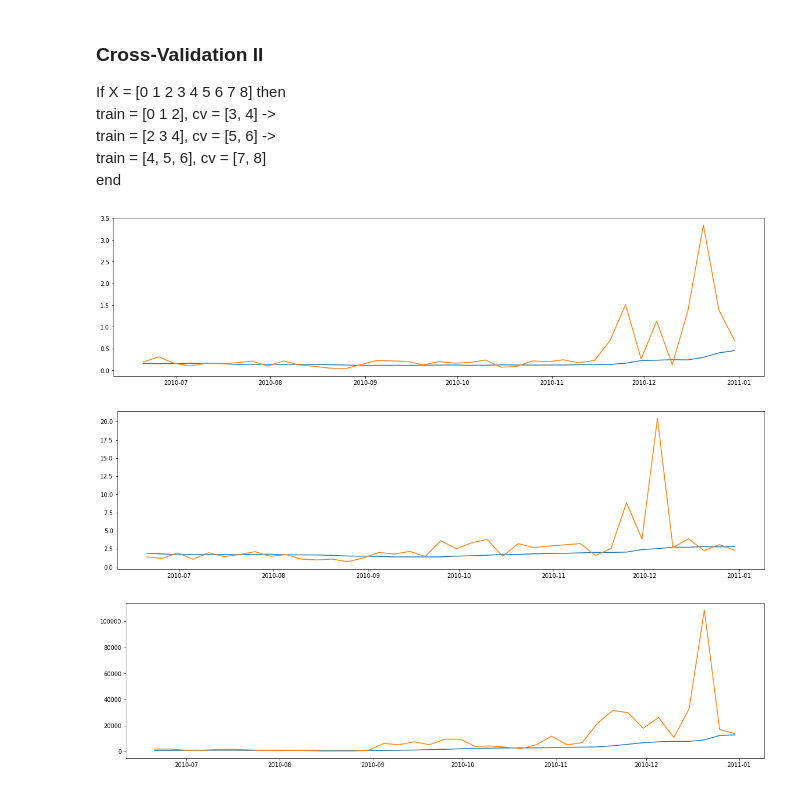
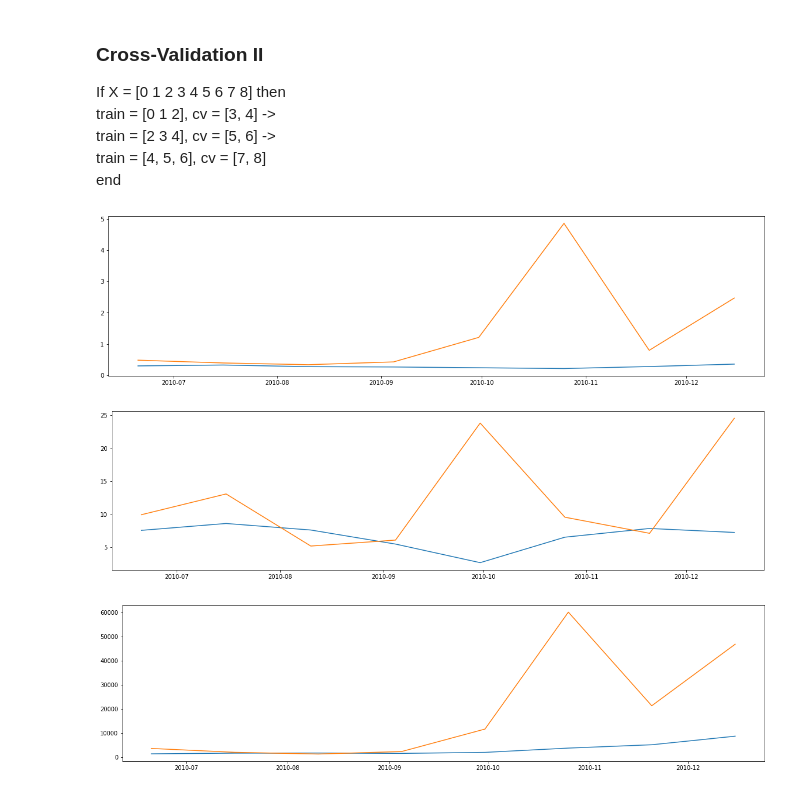
Before and after one commit to alexeybelkov/epam-data-science-summer, a Jupyter notebook: practice I - air_pollutions/feature_engineering + lin_reg.ipynb, the cells around one changed output. Cells and saved outputs as stored; diff of their text form; code cells hidden in the pictures.

```diff
--- a/practice I - air_pollutions/feature_engineering + lin_reg.ipynb
+++ b/practice I - air_pollutions/feature_engineering + lin_reg.ipynb
@@ -270,7 +270,7 @@ def cv_I_ridge(date_time, df, features, targets, w_size, treshold, alpha, normal
     return train_loss, cv_loss
 # %%
 plt.rcParams["figure.figsize"] = 20,5
-ridge_train, ridge_cv = cv_I_ridge(date_time ,df, features, targets, w_size = 2440, treshold = 0.7, alpha = 0.1, normalize = True)
+ridge_train, ridge_cv = cv_I_ridge(date_time ,df, features, targets, w_size = 2440, treshold = 0.7, alpha = 0, normalize = True)
 for i in range(len(targets)):
     plt.plot(date_time[2439:], ridge_train[i])
     plt.plot(date_time[2439:], ridge_cv[i])
@@ -285,15 +285,15 @@ def make_ridge_subm(train, test, features, targets, alpha = 0.1, min_period = 0,
     costs = []
     for i in range(len(targets)):
         X_train = get_columns(train,features, min_period)
-        Y_train = get_columns(train,targets[i], min_period)
+        Y_train = np.log(get_columns(train,targets[i], min_period))
         model = None
         if alpha != 0:
             model = Ridge(normalize = normalize, alpha = alpha, copy_X = True).fit(X_train, Y_train)
         else:
             model = LinReg(normalize = normalize, copy_X = True).fit(X_train, Y_train)
         #ridge = Ridge(alpha = alpha, copy_X = True).fit(get_columns(train,features, min_period), get_columns(train,targets[i], min_period))
-        Y_hat.append(model.predict(get_columns(test,features)))
-        costs.append(MSE(model.predict(X_train), Y_train))
-    return Y_hat, costs
+        Y_hat.append(np.exp(model.predict(get_columns(test,features))))
+        costs.append(MSE(np.exp(model.predict(X_train)), np.exp(Y_train)))
+    return Y_hat, costs, model
 # %%
-Y_hat, costs = make_ridge_subm(df, test_df, features, targets, alpha = 0, min_period = 6000, normalize = True)
+Y_hat, costs, model = make_ridge_subm(df, test_df, features, targets, alpha = 0, min_period = 0, normalize = False)
@@ -334,30 +339,30 @@ def cv_II_ridge(date_time, df, features, targets, w_size, treshold, alpha = 0.1,
         while w_end <= len(df):
             time_labels[i].append(date_time[w_end])
             #print(w_begin, w_cv, w_end)
-            X_train, Y_train = get_columns(df, features, w_begin, w_cv), get_columns(df, targets[i], w_begin, w_cv)
+            X_train, Y_train = get_columns(df, features, w_begin, w_cv), np.log(get_columns(df, targets[i], w_begin, w_cv))
             model = None
             if alpha != 0:
                 model = Ridge(alpha = alpha, copy_X = True).fit(X_train, Y_train)
             else:
                 model = LinReg(copy_X = True).fit(X_train, Y_train)
-            X_test, Y_test = get_columns(df, features, w_cv, w_end), get_columns(df, targets[i], w_cv, w_end)
-            train_loss[i].append(MSE(model.predict(X_train),Y_train))
-            cv_loss[i].append(MSE(model.predict(X_test), Y_test))
+            X_test, Y_test = get_columns(df, features, w_cv, w_end), np.log(get_columns(df, targets[i], w_cv, w_end))
+            train_loss[i].append(MSE(np.exp(model.predict(X_train)),np.exp(Y_train)))
+            cv_loss[i].append(MSE(np.exp(model.predict(X_test)), np.exp(Y_test)))
             delta = w_end - w_cv
             w_begin += delta
             w_cv += delta
             w_end += delta
     return train_loss, cv_loss, time_labels
 # %%
-trl,cvl,T = cv_II_ridge(date_time = date_time ,df = df, features = features, targets = targets, w_size = 2440, treshold = 0.95, alpha = 1, normalize = True)
+trl,cvl,T = cv_II_ridge(date_time = date_time ,df = df, features = features, targets = targets, w_size = 2440, treshold = 0.75, alpha = 1, normalize = False)
 for i in range(len(targets)):
     plt.plot(T[i], trl[i])
     plt.plot(T[i], cvl[i])
     plt.show()
 # %% [output]
-[figure, old version]
+[figure, new version]
-[figure, old version]
+[figure, new version]
-[figure, old version]
+[figure, new version]
 # %%
 def make_window_sumb(test_date_time, train, test, features, targets, w_size, alpha = 0, normalize = False):
     Y_hat = []
```
Also changed, not shown: parts of 15 cells of this notebook.
